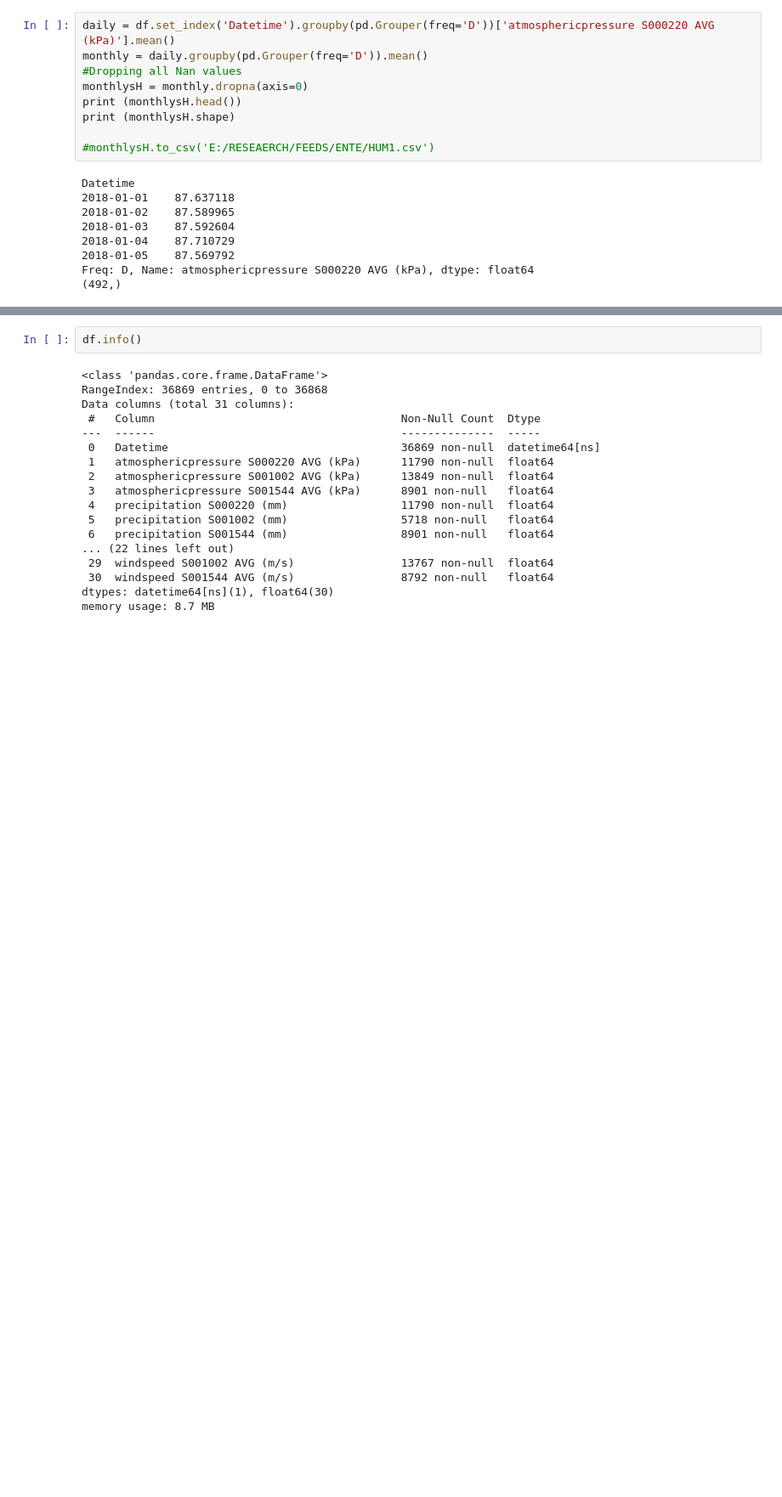
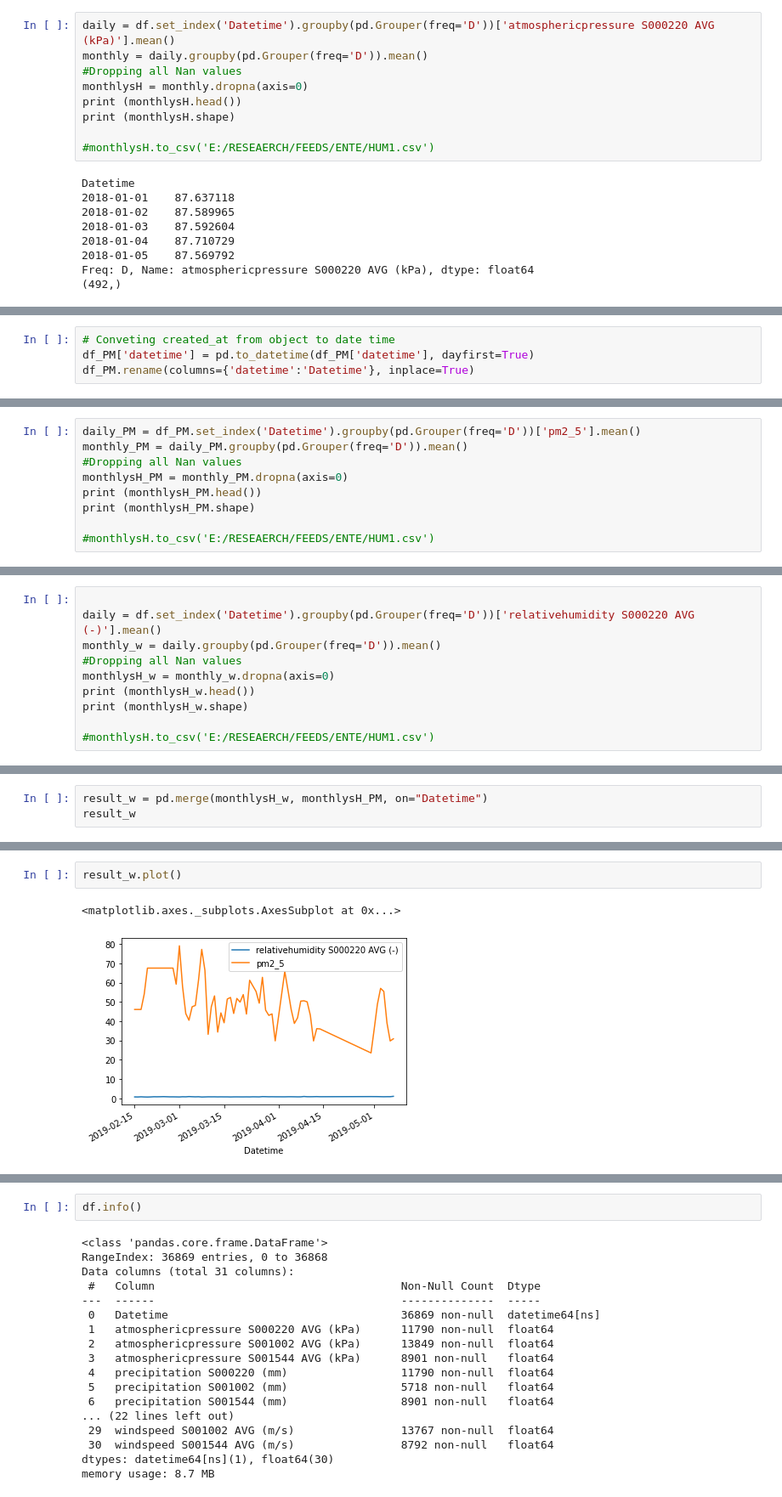
Before and after one commit to wabinyai/AIRQO-web, a Jupyter notebook: Compare_Metrologican_data_with_PM_data.ipynb, the cells around one changed output, grey strips where cells are left out. Shown at 85% size. Drawn from its saved outputs; the diff is of its cells as text; blank space fills up the shorter version.

```diff
--- a/Compare_Metrologican_data_with_PM_data.ipynb
+++ b/Compare_Metrologican_data_with_PM_data.ipynb
@@ -221,0 +249,4 @@ Freq: D, Name: atmosphericpressure S000220 AVG (kPa), dtype: float64
+# %%
+# Conveting created_at from object to date time
+df_PM['datetime'] = pd.to_datetime(df_PM['datetime'], dayfirst=True)
+df_PM.rename(columns={'datetime':'Datetime'}, inplace=True)
@@ -221,0 +279,9 @@ Freq: D, Name: atmosphericpressure S000220 AVG (kPa), dtype: float64
+# %%
+daily_PM = df_PM.set_index('Datetime').groupby(pd.Grouper(freq='D'))['pm2_5'].mean()
+monthly_PM = daily_PM.groupby(pd.Grouper(freq='D')).mean()
+#Dropping all Nan values
+monthlysH_PM = monthly_PM.dropna(axis=0)
+print (monthlysH_PM.head())
+print (monthlysH_PM.shape)
+
+#monthlysH.to_csv('E:/RESEAERCH/FEEDS/ENTE/HUM1.csv')
@@ -221,0 +333,10 @@ Freq: D, Name: atmosphericpressure S000220 AVG (kPa), dtype: float64
+# %%
+
+daily = df.set_index('Datetime').groupby(pd.Grouper(freq='D'))['relativehumidity S000220 AVG (-)'].mean()
+monthly_w = daily.groupby(pd.Grouper(freq='D')).mean()
+#Dropping all Nan values
+monthlysH_w = monthly_w.dropna(axis=0)
+print (monthlysH_w.head())
+print (monthlysH_w.shape)
+
+#monthlysH.to_csv('E:/RESEAERCH/FEEDS/ENTE/HUM1.csv')
@@ -221,0 +354,3 @@ Freq: D, Name: atmosphericpressure S000220 AVG (kPa), dtype: float64
+# %%
+result_w = pd.merge(monthlysH_w, monthlysH_PM, on="Datetime")
+result_w
@@ -221,0 +378,5 @@ Freq: D, Name: atmosphericpressure S000220 AVG (kPa), dtype: float64
+# %%
+result_w.plot()
+# %% [output]
+<matplotlib.axes._subplots.AxesSubplot at 0x...>
+[figure, added]
```
Also changed, not shown: parts of 31 cells of this notebook.
